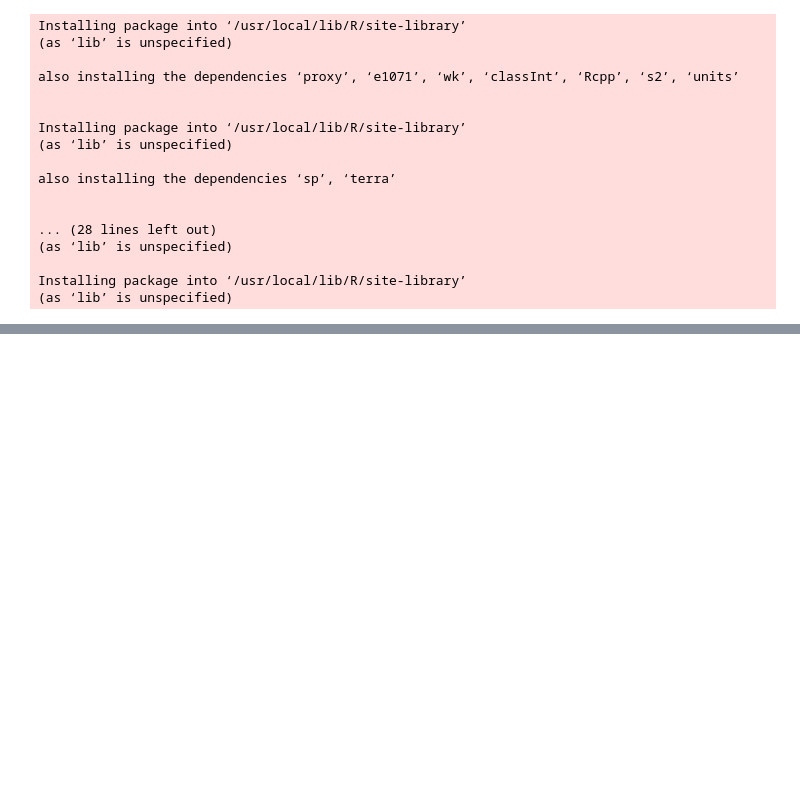
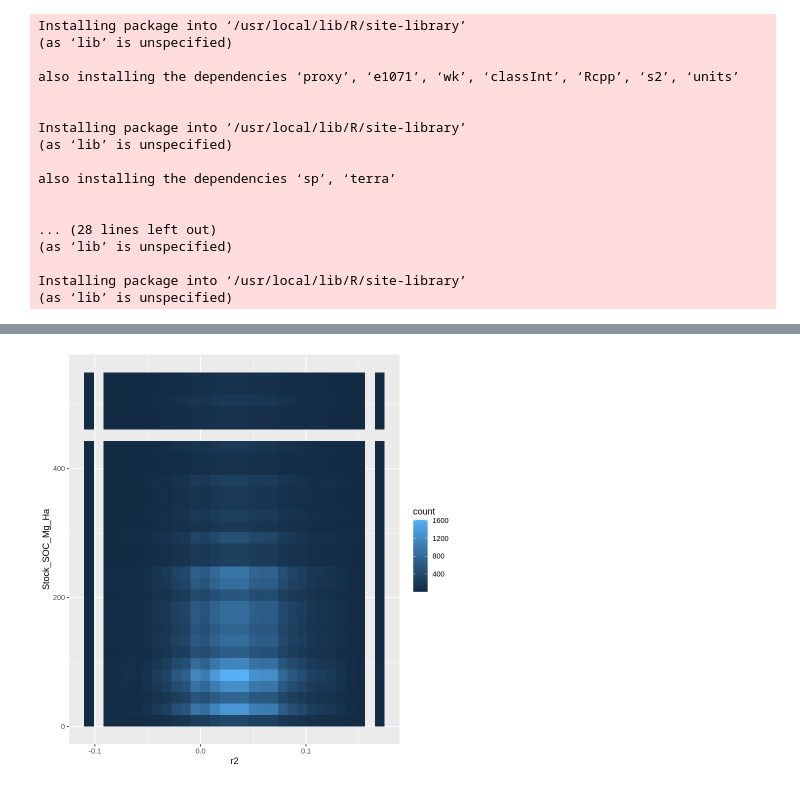
Before and after one commit to seismosmsr/hawaii_soils, a Jupyter notebook: Hawaii_Soils_Simulation.ipynb, the cells around one changed output, grey strips where cells are left out. Cells and saved outputs as stored; diff of their text form; code cells hidden in the pictures; blank space fills up the shorter version.

```diff
--- a/Hawaii_Soils_Simulation.ipynb
+++ b/Hawaii_Soils_Simulation.ipynb
@@ -494,8 +165,11 @@ drive_upload("/content/sim_results_Full_Run1.gpkg", path = as_id("1uVZCzCb5gRE8w
 # sim_dt
 # %%
 sim_dt %>%
-  ggplot(aes(y=Stock_SOC_Mg_Ha,x=predicted))+
-    geom_point()
+  ggplot(aes(y=Stock_SOC_Mg_Ha,x=r2))+
+    geom_bin2d()
+    # geom_smooth()
+# %% [output]
+[figure, added]
 # %%
 # Load the necessary library
 library(repr)
```
Also changed, not shown: parts of 55 cells of this notebook.
